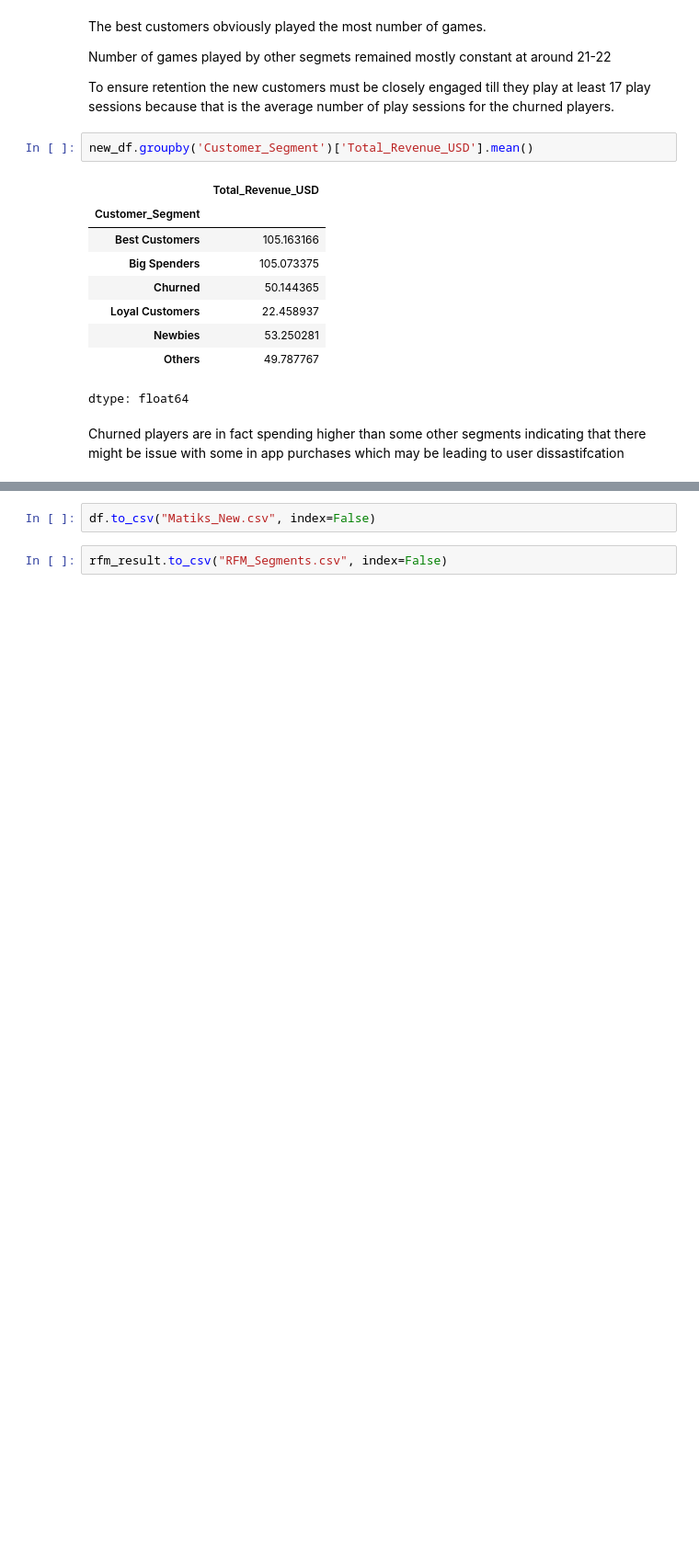
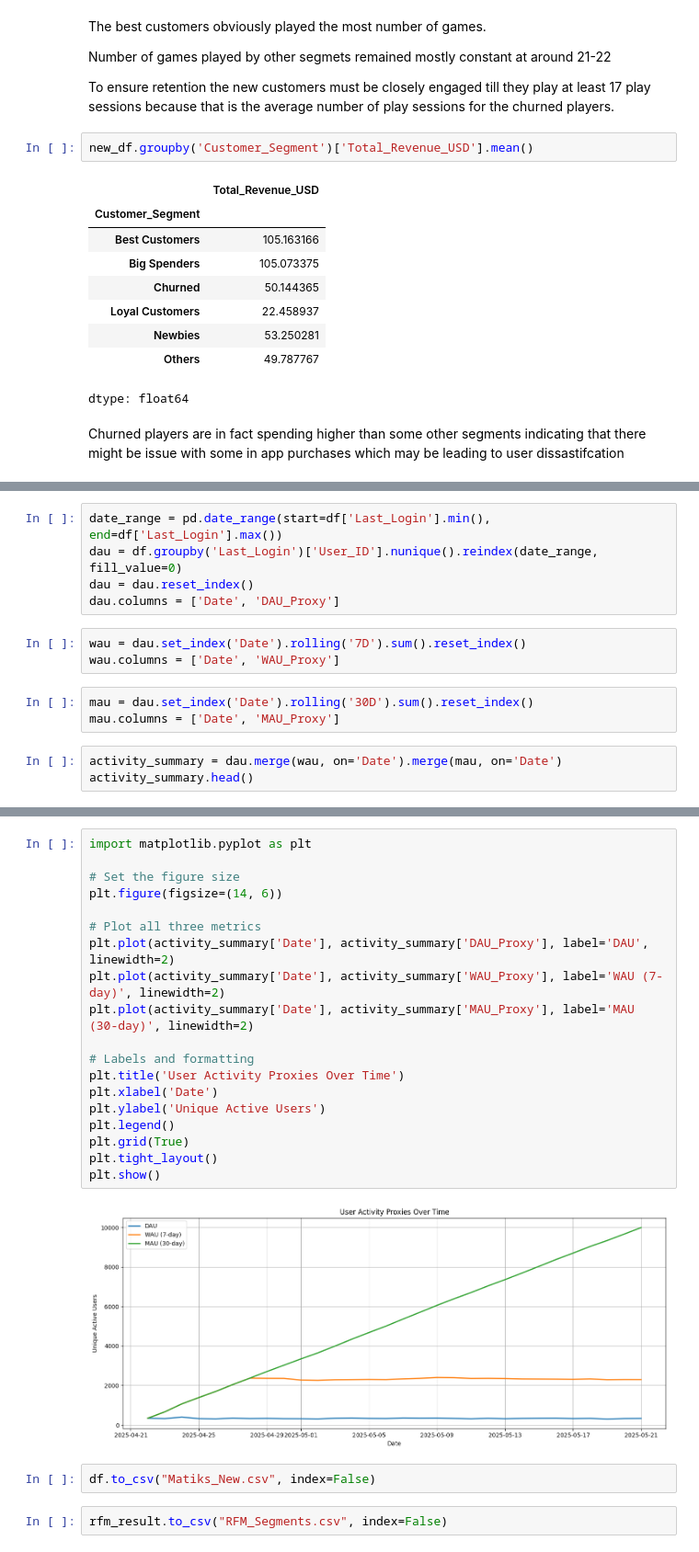
Before and after one commit to aditya211196/User-Behavior-Revenue-Analysis-for-a-Mobile-App, a Jupyter notebook: Matiks_User_Behaviour_Study.ipynb, the cells around one changed output, grey strips where cells are left out. Shown at 92% size. Drawn from its saved outputs; the diff is of its cells as text; blank space fills up the shorter version.

```diff
--- a/Matiks_User_Behaviour_Study.ipynb
+++ b/Matiks_User_Behaviour_Study.ipynb
@@ -375,0 +440,14 @@ Churned players are in fact spending higher than some other segments indicating
+# %%
+date_range = pd.date_range(start=df['Last_Login'].min(), end=df['Last_Login'].max())
+dau = df.groupby('Last_Login')['User_ID'].nunique().reindex(date_range, fill_value=0)
+dau = dau.reset_index()
+dau.columns = ['Date', 'DAU_Proxy']
+# %%
+wau = dau.set_index('Date').rolling('7D').sum().reset_index()
+wau.columns = ['Date', 'WAU_Proxy']
+# %%
+mau = dau.set_index('Date').rolling('30D').sum().reset_index()
+mau.columns = ['Date', 'MAU_Proxy']
+# %%
+activity_summary = dau.merge(wau, on='Date').merge(mau, on='Date')
+activity_summary.head()
@@ -376,3 +461,24 @@ Churned players are in fact spending higher than some other segments indicating
+# %%
+import matplotlib.pyplot as plt
+
+# Set the figure size
+plt.figure(figsize=(14, 6))
+
+# Plot all three metrics
+plt.plot(activity_summary['Date'], activity_summary['DAU_Proxy'], label='DAU', linewidth=2)
+plt.plot(activity_summary['Date'], activity_summary['WAU_Proxy'], label='WAU (7-day)', linewidth=2)
+plt.plot(activity_summary['Date'], activity_summary['MAU_Proxy'], label='MAU (30-day)', linewidth=2)
+
+# Labels and formatting
+plt.title('User Activity Proxies Over Time')
+plt.xlabel('Date')
+plt.ylabel('Unique Active Users')
+plt.legend()
+plt.grid(True)
+plt.tight_layout()
+plt.show()
+# %% [output]
+[figure, added]
 # %%
 df.to_csv("Matiks_New.csv", index=False)
 # %%
```
Also changed, not shown: parts of 14 cells of this notebook.
